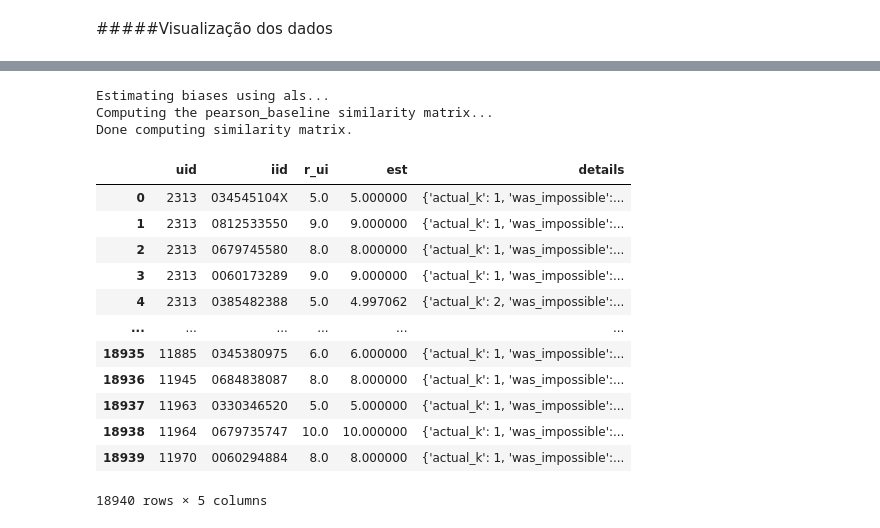
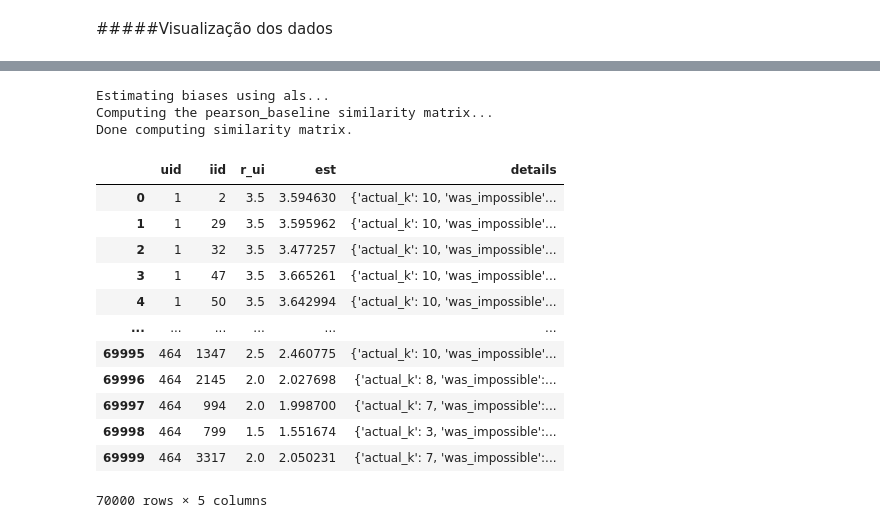
Before and after one commit to SamiraHabib/System_Recomendation_AV2-IA-, a Jupyter notebook: IA_AV2_2.ipynb, the cells around one changed output, grey strips where cells are left out. Cells and saved outputs as stored; diff of their text form; code cells hidden in the pictures.

```diff
--- a/IA_AV2_2.ipynb
+++ b/IA_AV2_2.ipynb
@@ -159,6 +143,6 @@ dtype: int64
 # %% [markdown]
 #### Juntando os dataframes
 # %%
-df_location = ratings.merge(user, on='User-ID')
-df_location.head()
+df_movie = ratings.merge(movies,on="movieId")
+df_movie.head()
 # %% [output]
@@ -181,10 +175,10 @@ df_book.head()
 # %%
-df=df_book.copy()
+df=df_movie.copy()
 df.dropna(inplace=True)
 df.reset_index(drop=True,inplace=True)
-df.drop(columns=["Book-Author","Image-URL-S","Image-URL-M","Image-URL-L"],axis=1,inplace=True)
-df.drop(index=df[df["Book-Rating"]==0].index,inplace=True)
-df["Book-Title"]=df["Book-Title"].apply(lambda x: re.sub("[\W_]+"," ",x).strip())
-df.rename(columns = {'ISBN': 'Book_ID','Book-Title':'Book_Title', 'User-ID': 'User_ID', 'Book-Rating': 'Book_Rating', 'Year-Of-Publication': 'Year_Book'}, inplace = True)
+df.drop(columns=["timestamp"],axis=1,inplace=True)
+#df.drop(index=df[df["rating"]==0].index,inplace=True)
+df["title"]=df["title"].apply(lambda x: re.sub("(?: \(\d{4}\))$","",x).strip())
+df.rename(columns = {'movieId': 'MovieID','title':'Movie_Title', 'userId': 'UserID', 'rating': 'Movie_Rating', 'genres': 'Genres'}, inplace = True)
 df.head()
 # %% [output]
@@ -200,0 +191,2 @@ df['Book_ID'].nunique()
+# %%
+df= df.dropna()
@@ -285,7 +395,7 @@ from sklearn.decomposition import TruncatedSVD
 #Lendo o dataset
 reader = Reader(rating_scale=(0, 10))
 
-data = Dataset.load_from_df(df[['User_ID', 'Book_ID','Book_Rating']], reader)
+data = Dataset.load_from_df(df[['UserID', 'MovieID','Movie_Rating']], reader)
 # %%
 trainset = data.build_full_trainset()
 testset = trainset.build_testset()
@@ -298,32 +410,32 @@ knnmeans_cv = cross_validate(KNNWithMeans(), data, cv=5, n_jobs=2, verbose=0)
 # %%
-modelo = KNNWithMeans(k=5, sim_options={'name': 'pearson_baseline', 'user_based': False})
+modelo = KNNWithMeans(k=10, sim_options={'name': 'pearson_baseline', 'user_based': True})
 
 # Analisa os dados dos usuários similares
 modelo.fit(trainset)
 
 # Realiza as predições
 kMeans_test_predictions = modelo.test(testset)
 
 # Exibe os resultados
 df_final = pd.DataFrame(kMeans_test_predictions)
 df_final
 # %% [output]
 Estimating biases using als...
 Computing the pearson_baseline similarity matrix...
 Done computing similarity matrix.
 |  | uid | iid | r_ui | est | details |
-| 0 | 2313 | 034545104X | 5.0 | 5.000000 | {'actual_k': 1, 'was_impossible':... |
-| 1 | 2313 | 0812533550 | 9.0 | 9.000000 | {'actual_k': 1, 'was_impossible':... |
-| 2 | 2313 | 0679745580 | 8.0 | 8.000000 | {'actual_k': 1, 'was_impossible':... |
-| 3 | 2313 | 0060173289 | 9.0 | 9.000000 | {'actual_k': 1, 'was_impossible':... |
-| 4 | 2313 | 0385482388 | 5.0 | 4.997062 | {'actual_k': 2, 'was_impossible':... |
+| 0 | 1 | 2 | 3.5 | 3.594630 | {'actual_k': 10, 'was_impossible'... |
+| 1 | 1 | 29 | 3.5 | 3.595962 | {'actual_k': 10, 'was_impossible'... |
+| 2 | 1 | 32 | 3.5 | 3.477257 | {'actual_k': 10, 'was_impossible'... |
+| 3 | 1 | 47 | 3.5 | 3.665261 | {'actual_k': 10, 'was_impossible'... |
+| 4 | 1 | 50 | 3.5 | 3.642994 | {'actual_k': 10, 'was_impossible'... |
 | ... | ... | ... | ... | ... | ... |
-| 18935 | 11885 | 0345380975 | 6.0 | 6.000000 | {'actual_k': 1, 'was_impossible':... |
-| 18936 | 11945 | 0684838087 | 8.0 | 8.000000 | {'actual_k': 1, 'was_impossible':... |
-| 18937 | 11963 | 0330346520 | 5.0 | 5.000000 | {'actual_k': 1, 'was_impossible':... |
-| 18938 | 11964 | 0679735747 | 10.0 | 10.000000 | {'actual_k': 1, 'was_impossible':... |
-| 18939 | 11970 | 0060294884 | 8.0 | 8.000000 | {'actual_k': 1, 'was_impossible':... |
+| 69995 | 464 | 1347 | 2.5 | 2.460775 | {'actual_k': 10, 'was_impossible'... |
+| 69996 | 464 | 2145 | 2.0 | 2.027698 | {'actual_k': 8, 'was_impossible':... |
+| 69997 | 464 | 994 | 2.0 | 1.998700 | {'actual_k': 7, 'was_impossible':... |
+| 69998 | 464 | 799 | 1.5 | 1.551674 | {'actual_k': 3, 'was_impossible':... |
+| 69999 | 464 | 3317 | 2.0 | 2.050231 | {'actual_k': 7, 'was_impossible':... |
-18940 rows × 5 columns
+70000 rows × 5 columns
 # %%
 df_final = df_final.pivot_table(values='est', index='uid', columns='iid')
 df_final.head()
```
Also changed, not shown: parts of 58 cells of this notebook.
